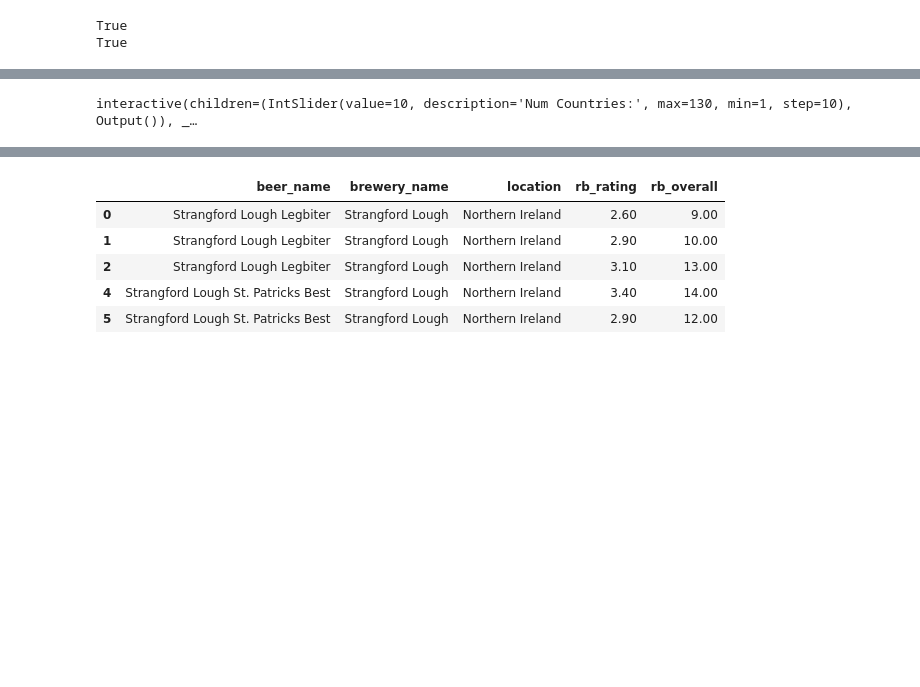
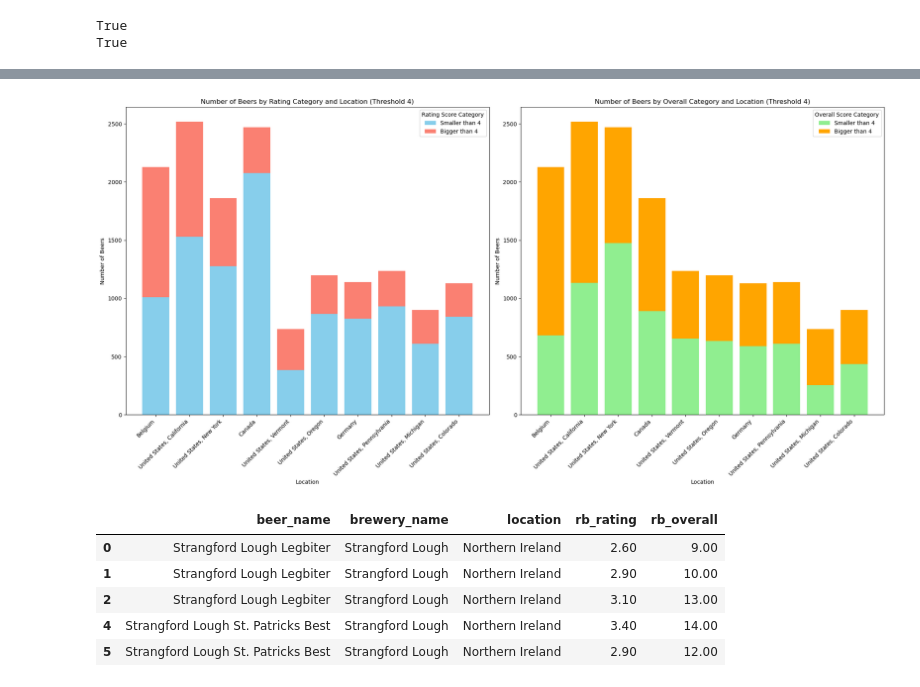
Before and after one commit to epfl-ada/ada-2024-project-kjaaanalytics, a Jupyter notebook: results.ipynb, the cells around one changed output, grey strips where cells are left out. Saved outputs shown, nothing was run; the diff lists cells and outputs as text; code cells hidden in the pictures; blank space fills up the shorter version.

```diff
--- a/results.ipynb
+++ b/results.ipynb
@@ -504,9 +507,10 @@ def plot_rating_and_overall_score_ba(num_countries):
     plt.tight_layout()
     plt.show()
 
-##Create sliders for number of countries, and display the interactive plot
-num_countries_slider_ba = widgets.IntSlider(value=10, min=1, max=final_df_ba['location'].unique().size, step=10, description='Num Countries:')
-interactive_plot_ba = widgets.interactive(plot_rating_and_overall_score_ba, num_countries=num_countries_slider_ba)
-display(interactive_plot_ba)
+# Initialize the slider and display the slider to manually select the value (only in Jupyter Notebooks)
+n_slider_2 = IntSlider(value=10, min=1, max=final_df_ba['location'].unique().size, step=10, description='Num Countries:')
+display(n_slider_2)
+
+# Use the slider’s value as input to the function
+plot_rating_and_overall_score_ba(n_slider_2.value)
 # %% [output]
-interactive(children=(IntSlider(value=10, description='Num Countries:', max=130, min=1, step=10), Output()), _…
@@ -513,3 +518,4 @@ interactive(children=(IntSlider(value=10, description='Num Countries:', max=130,
+[figure, added]
 # %%
 ##Merge beers.csv and breweries.csv on 'ba_brewery_name' to add 'ba_location' to beers.csv for RB website
 df_rb_subset = beers_df_copy[['rb_abv', 'rb_avg',
```
Also changed, not shown: parts of 6 cells of this notebook, 2 other files.
